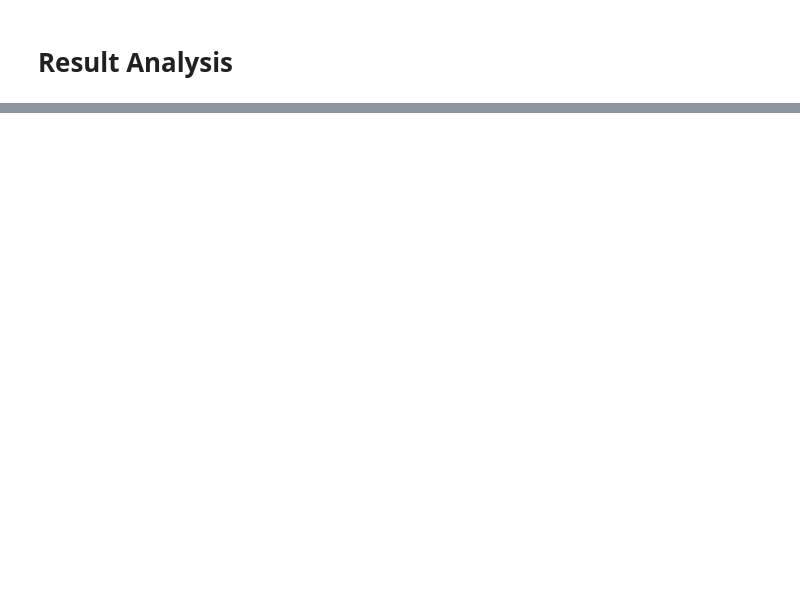
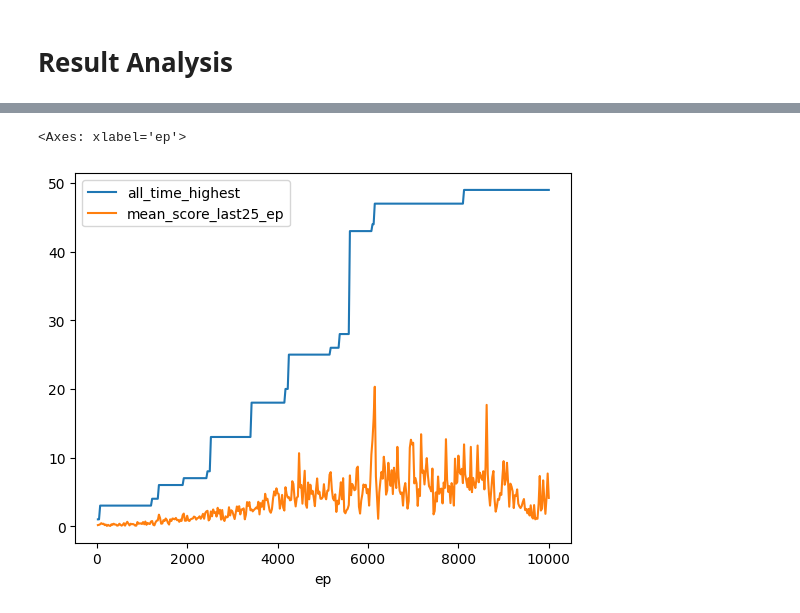
Before and after one commit to chitlchow/inm707-deep-reinforcement-learning-project, a Jupyter notebook: result-analysis.ipynb, the cells around one changed output, grey strips where cells are left out. Cells and saved outputs as stored; diff of their text form; code cells hidden in the pictures; blank space fills up the shorter version.

```diff
--- a/result-analysis.ipynb
+++ b/result-analysis.ipynb
@@ -17,0 +18,4 @@ training_data.plot(x='Episodes', y='Epsilon')
+# %%
+dqn_history = pd.read_csv('result-dataset/training_history_dqn.csv')
+dqn_history.drop(columns="Unnamed: 0", inplace=True)
+dqn_history
@@ -17,0 +36,5 @@ training_data.plot(x='Episodes', y='Epsilon')
+# %%
+dqn_history.plot(x='ep', y =['all_time_highest', 'mean_score_last25_ep'])
+# %% [output]
+<Axes: xlabel='ep'>
+[figure, added]
```
Also changed, not shown: parts of 13 cells of this notebook, 4 other files.
